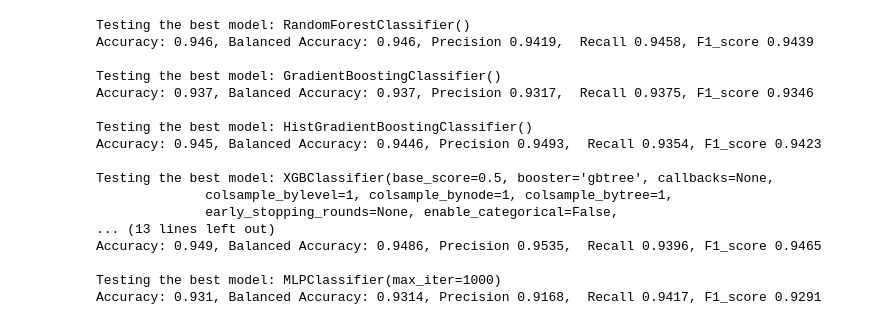
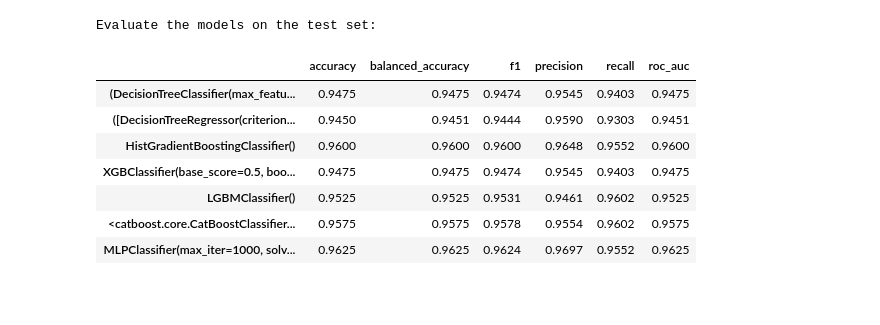
Before and after one commit to alexey-krasnov/ml_classifiers, a Jupyter notebook: classifiers.ipynb, the cells around one changed output. Cells and saved outputs as stored; diff of their text form; code cells hidden in the pictures; blank space fills up the shorter version.

```diff
--- a/classifiers.ipynb
+++ b/classifiers.ipynb
@@ -123,33 +102,44 @@ def make_prediction(estimator, X_test):
+# %%
+def test_evaluation(estimator, X_train, y_train, X_test, y_test) -> dict:
+    """Calculates the main model metrics -
+    accuracy, balanced-Accuracy, recall, precision`, f1_score on the test set
+    and returns them as a map object"""
+    estimator.fit(X_train, y_train)
+    y_pred = estimator.predict(X_test)
+
+    accuracy = metrics.accuracy_score(y_test, y_pred).round(4)
+    balanced_accuracy = metrics.balanced_accuracy_score(y_test, y_pred).round(4)
+    precision = metrics.precision_score(y_test, y_pred).round(4)
+    f_1 = metrics.f1_score(y_test, y_pred).round(4)
+    recall = metrics.recall_score(y_test, y_pred).round(4)
+    roc_auc = metrics.roc_auc_score(y_test, y_pred).round(4)
+
+    final_metrics = {'accuracy': accuracy,
+                     'balanced_accuracy': balanced_accuracy,
+                     'f1': f_1,
+                     'precision': precision,
+                     'recall': recall,
+                     'roc_auc': roc_auc,
+                    }
+    # Use dict comprehension for round dict values
+    final_metrics = {key:round(val, 4) for key, val in final_metrics.items()}
+    return final_metrics
 # %%
+# Evaluate the models on the test set
+data_test = []
 for mdl in models:
-    mdl.fit(X_train, y_train)
-    # estimator = make_fitting(mdl, X_train, y_train)
-    # y_pred = make_prediction(estimator, X_test)
-    y_pred = mdl.predict(X_test)
-    accaracy = metrics.accuracy_score(y_test, y_pred)
-    bal_accuracy = metrics.balanced_accuracy_score(y_test, y_pred)
-    precision = metrics.precision_score(y_test, y_pred)
-    recall = metrics.recall_score(y_test, y_pred)
-    f1_score = metrics.f1_score(y_test, y_pred)
-    roc_auc = metrics.roc_auc_score(y_test, y_pred)
-    # mult_nb_balanced_accuracy, mult_nb_precision, mult_nb_recall, mult_nb_f1_score = get_metrics(y_test, y_pred)
-    print(f'\nTesting the best model: {mdl}')
-    print(f"Accuracy: {accaracy.round(4)}, Balanced Accuracy: {bal_accuracy.round(4)}, Precision {precision.round(4)},  Recall {recall.round(4)}, F1_score {f1_score.round(4)}")
+    report_dict_test = test_evaluation(mdl, X_train, y_train, X_test, y_test)
+    data_test.append(report_dict_test)
+print('Evaluate the models on the test set: ')
+df_report_test = pd.DataFrame(data_test, index=models)
+df_report_test
 # %% [output]
-Testing the best model: RandomForestClassifier()
-Accuracy: 0.946, Balanced Accuracy: 0.946, Precision 0.9419,  Recall 0.9458, F1_score 0.9439
-
-Testing the best model: GradientBoostingClassifier()
-Accuracy: 0.937, Balanced Accuracy: 0.937, Precision 0.9317,  Recall 0.9375, F1_score 0.9346
-
-Testing the best model: HistGradientBoostingClassifier()
-Accuracy: 0.945, Balanced Accuracy: 0.9446, Precision 0.9493,  Recall 0.9354, F1_score 0.9423
-
-Testing the best model: XGBClassifier(base_score=0.5, booster='gbtree', callbacks=None,
-              colsample_bylevel=1, colsample_bynode=1, colsample_bytree=1,
-              early_stopping_rounds=None, enable_categorical=False,
-... (13 lines left out)
-Accuracy: 0.949, Balanced Accuracy: 0.9486, Precision 0.9535,  Recall 0.9396, F1_score 0.9465
-
-Testing the best model: MLPClassifier(max_iter=1000)
-Accuracy: 0.931, Balanced Accuracy: 0.9314, Precision 0.9168,  Recall 0.9417, F1_score 0.9291
+Evaluate the models on the test set:
+|  | accuracy | balanced_accuracy | f1 | precision | recall | roc_auc |
+| (DecisionTreeClassifier(max_featu... | 0.9475 | 0.9475 | 0.9474 | 0.9545 | 0.9403 | 0.9475 |
+| ([DecisionTreeRegressor(criterion... | 0.9450 | 0.9451 | 0.9444 | 0.9590 | 0.9303 | 0.9451 |
+| HistGradientBoostingClassifier() | 0.9600 | 0.9600 | 0.9600 | 0.9648 | 0.9552 | 0.9600 |
+| XGBClassifier(base_score=0.5, boo... | 0.9475 | 0.9475 | 0.9474 | 0.9545 | 0.9403 | 0.9475 |
+| LGBMClassifier() | 0.9525 | 0.9525 | 0.9531 | 0.9461 | 0.9602 | 0.9525 |
+| <catboost.core.CatBoostClassifier... | 0.9575 | 0.9575 | 0.9578 | 0.9554 | 0.9602 | 0.9575 |
+| MLPClassifier(max_iter=1000, solv... | 0.9625 | 0.9625 | 0.9624 | 0.9697 | 0.9552 | 0.9625 |
```
Also changed, not shown: parts of 8 cells of this notebook.
